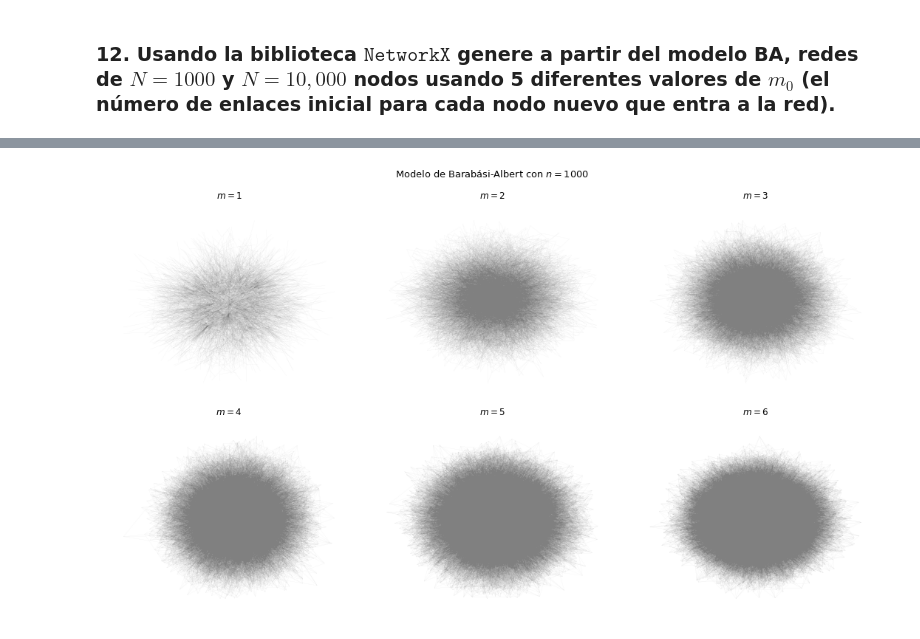
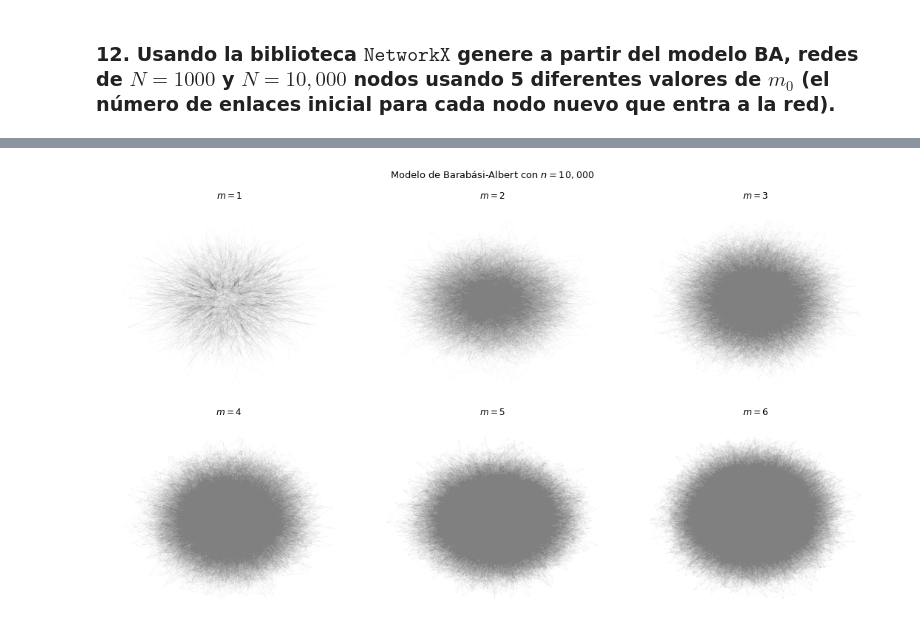
Before and after one commit to joshbrx/VoterModel_Network, a Jupyter notebook: Tipos y modelos de redes.ipynb, the cells around one changed output, grey strips where cells are left out. Cells and saved outputs as stored; diff of their text form; code cells hidden in the pictures.

```diff
--- a/Tipos y modelos de redes.ipynb
+++ b/Tipos y modelos de redes.ipynb
@@ -27,8 +27,11 @@ options4 = {"edge_color": "0.2",  "node_size": 8, "alpha": 1,
 options5 = {"edge_color": "0.5",  "node_size": 4, "alpha": 0.5, "width": 1,
            "node_color": "tab:purple", "font_size": 0, "font_color":"whitesmoke"}
 
-options6 = {"edge_color": "0.5",  "node_size": 0, "alpha": 0.5, "width": 0.05,
+options6 = {"edge_color": "0.5",  "node_size": 0, "alpha": 0.5, "width": 0.3,
            "node_color": "tab:purple", "font_size": 0, "font_color":"whitesmoke"}
+
+options7 = {"edge_color": "0.5",  "node_size": 0, "alpha": 0.5, "width": 0.05,
+           "node_color": "tab:purple", "font_size": 0, "font_color":"whitesmoke"}
 # %%
 def degree_analysis(G, pos=None, title=None, with_labels=False, **options):
 
@@ -443,7 +446,7 @@ for i in range(len(m_0)):
     G = nx.barabasi_albert_graph(n[1], m_0[i])
     G12_b.append(G)
 # %%
-def visualize_BA(graphs, m, pos=None, title=None, with_labels=False, **options):
+def visualize_BA(graphs, m, pos=None, title=None, with_labels=False, iter=5, **options):
 
     N = len(graphs)
     axgrid = fig.add_gridspec(3*2, 3*N//2)
@@ -451,9 +454,9 @@ def visualize_BA(graphs, m, pos=None, title=None, with_labels=False, **options):
     titlex = []
     for i in range(N):
         x = (i//3)*3; y = (i%3)*3
-        axs.append(fig.add_subplot(axgrid[x:x + 3, y:y+3,]))
+        axs.append(fig.add_subplot(axgrid[x:x+3, y:y+3,]))
         titlex.append(r"$m =$" + str(m[i]))
-        pos = nx.spring_layout(graphs[i], iterations=10)
+        pos = nx.spring_layout(graphs[i], iterations=iter)
         nx.draw(graphs[i], pos=pos, with_labels=with_labels, **options)
         axs[-1].set_title(titlex[-1])
         axs[-1].set_axis_off()
@@ -465,5 +473,5 @@ def visualize_BA(graphs, m, pos=None, title=None, with_labels=False, **options):
 # %%
 fig = plt.figure(figsize=(15, 9))
-visualize_BA(G12_b, m_0, title="Modelo de Barabási-Albert con $n=1000$", with_labels=False, **options6)
+visualize_BA(G12_b, m_0, title="Modelo de Barabási-Albert con $n=10,000$", iter=15, **options7)
 # %% [output]
-[figure, old version]
+[figure, new version]
```
Also changed, not shown: parts of 14 cells of this notebook.
